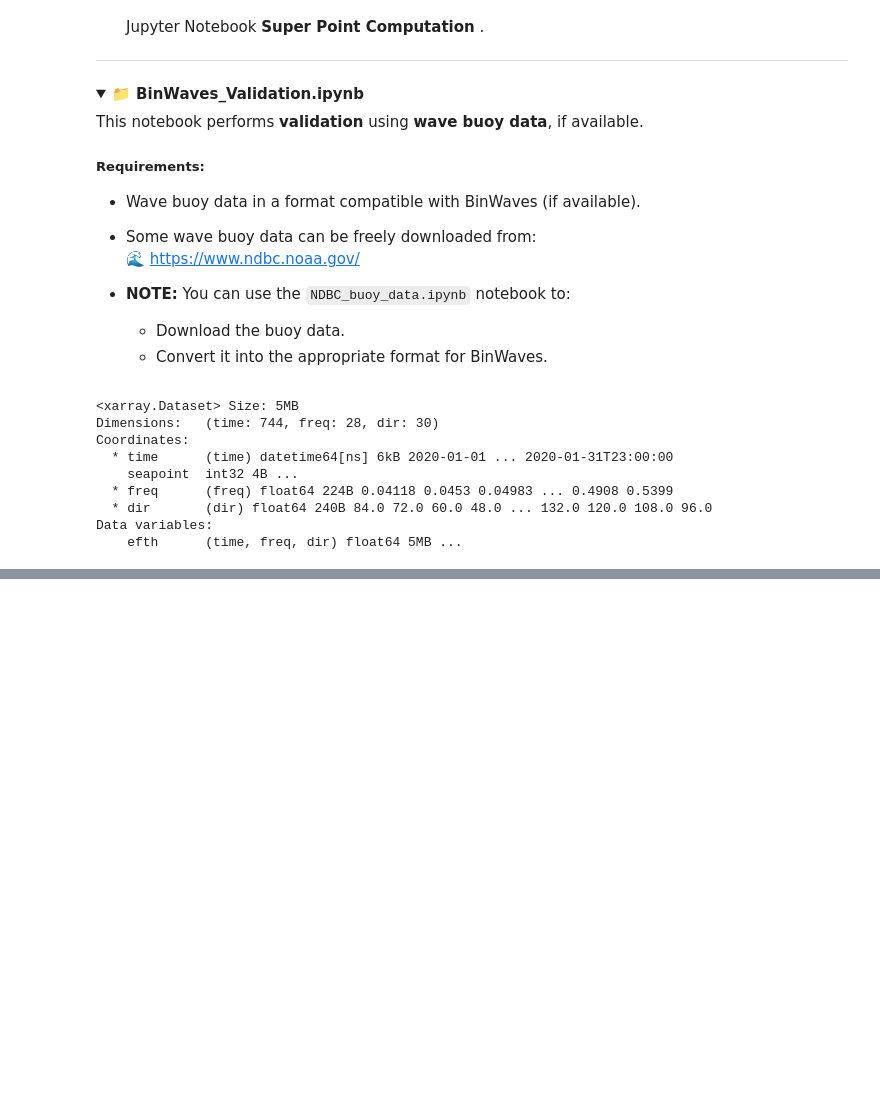
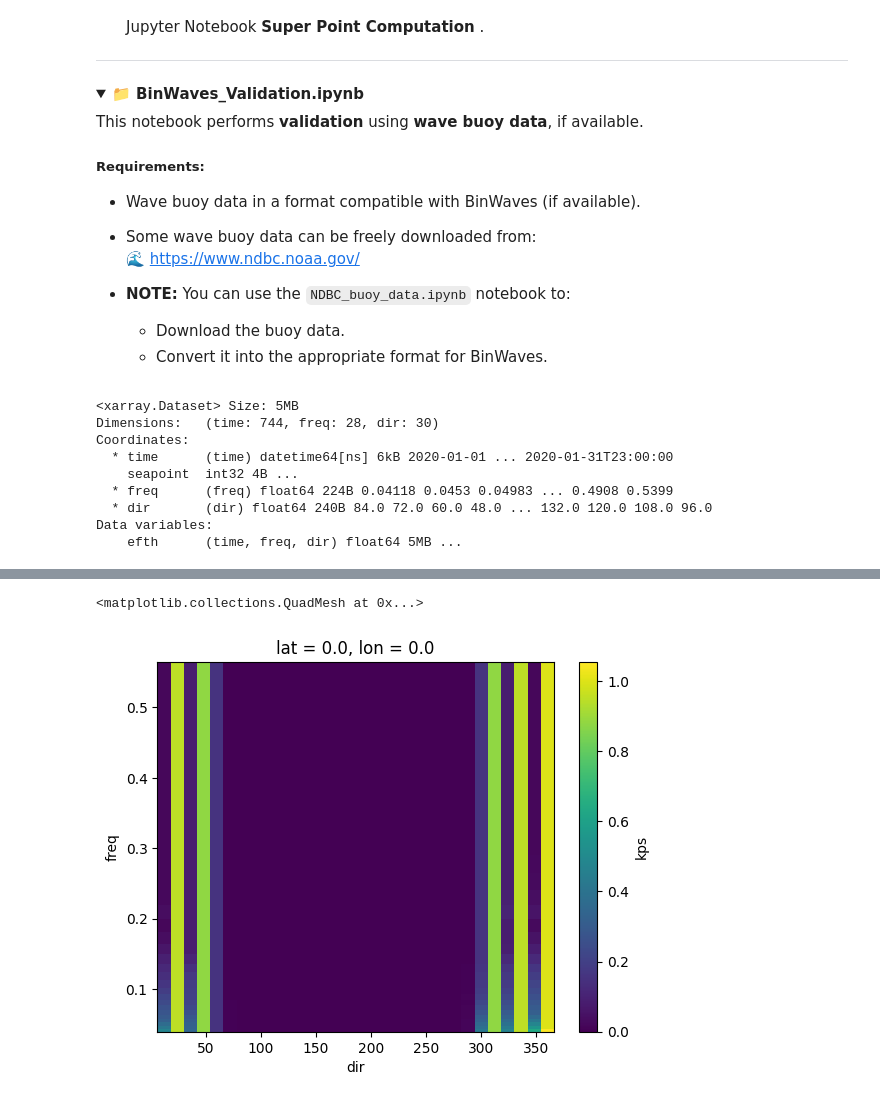
Before and after one commit to CSAICC/BlueMath, a Jupyter notebook: climate_services/hindcast/BinWaves_Alexandria/02_Reconstruction.ipynb, the cells around one changed output, grey strips where cells are left out. Cells and saved outputs as stored; diff of their text form; code cells hidden in the pictures; folded sections open; blank space fills up the shorter version.

```diff
--- a/climate_services/hindcast/BinWaves_Alexandria/02_Reconstruction.ipynb
+++ b/climate_services/hindcast/BinWaves_Alexandria/02_Reconstruction.ipynb
@@ -207,2 +116,7 @@ def transform_Offshore_spectrum_WHACS(
+# %%
+kp_coeffs.max(dim=["case_num", "site"]).kps.plot()
+# %% [output]
+<matplotlib.collections.QuadMesh at 0x...>
+[figure, added]
 # %%
 import pandas as pd
```
Also changed, not shown: parts of 5 cells of this notebook, 2 other files.
